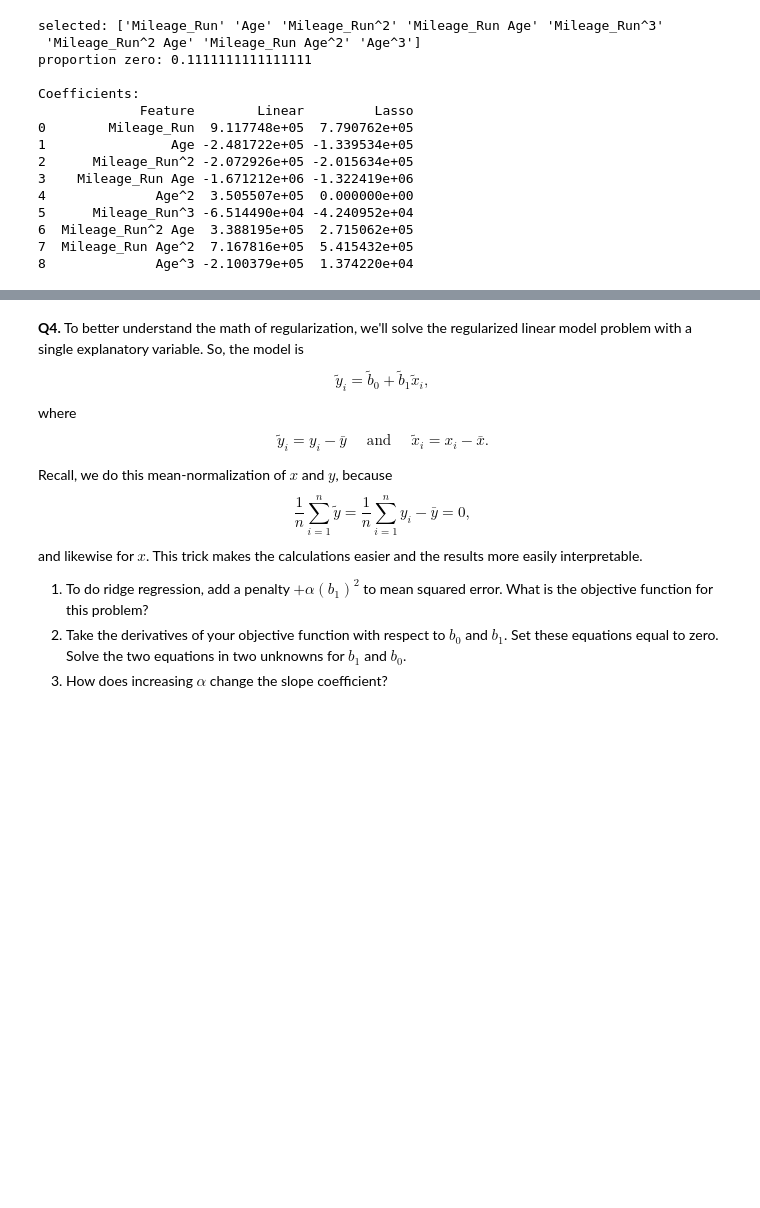
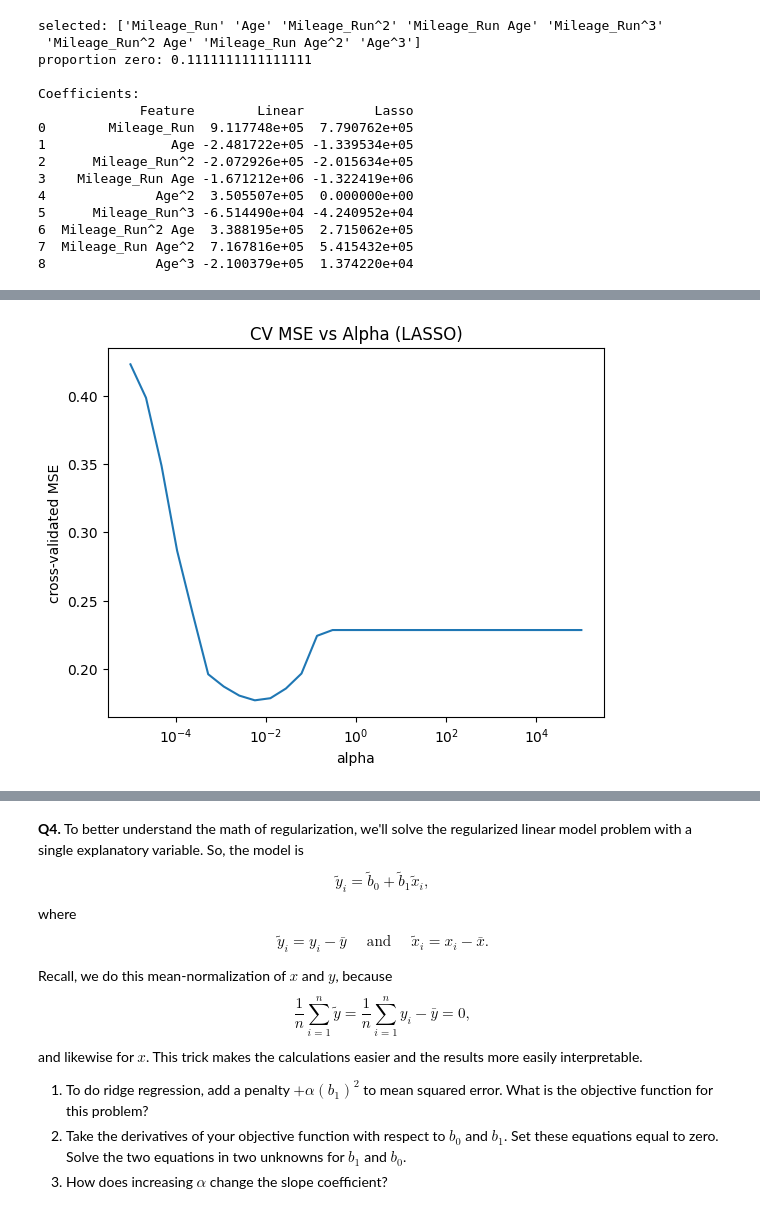
Before and after one commit to katiehutc/undergrad_ml_assignments, a Jupyter notebook: 04_assignment_regularization.ipynb, the cells around one changed output, grey strips where cells are left out. Saved outputs shown, nothing was run; the diff lists cells and outputs as text; code cells hidden in the pictures; blank space fills up the shorter version.

```diff
--- a/04_assignment_regularization.ipynb
+++ b/04_assignment_regularization.ipynb
@@ -143,0 +152,94 @@ Coefficients:
+# %%
+import pandas as pd
+import numpy as np
+from sklearn.preprocessing import PolynomialFeatures, StandardScaler
+from sklearn.linear_model import LinearRegression, LassoCV, lasso_path
+import matplotlib.pyplot as plt
+
+
+df = pd.read_csv("/content/data/heart_failure_clinical_records_dataset.csv")
+
+cont_vars = ["age", "ejection_fraction", "serum_creatinine"]
+X_cont = df[cont_vars]
+
+# polynomial degree-3 expansion
+poly_cont = PolynomialFeatures(degree=3, include_bias=False)
+X_cont_poly = poly_cont.fit_transform(X_cont)
+feature_names_cont = poly_cont.get_feature_names_out(cont_vars)
+
+# standardize
+scaler = StandardScaler()
+X_cont_scaled = scaler.fit_transform(X_cont_poly)
+
+# dummy/categorical variables
+cat_vars = ["anaemia", "diabetes", "high_blood_pressure", "smoking"]
+X_cat = df[cat_vars]
+
+# expansion of dummy/categorical variables
+poly_cat = PolynomialFeatures(degree=2, interaction_only=True, include_bias=False)
+X_cat_poly = poly_cat.fit_transform(X_cat)
+feature_names_cat = poly_cat.get_feature_names_out(cat_vars)
+
+# create matrix
+import numpy as np
+X_final = np.hstack([X_cont_scaled, X_cat_poly])
+feature_names = np.concatenate([feature_names_cont, feature_names_cat])
+
+y = df["DEATH_EVENT"] # target
+
+# linear regression
+linreg = LinearRegression()
+linreg.fit(X_final, y)
+coeffs_lr = pd.Series(linreg.coef_, index=feature_names)
+
+print("linear regression coefficients:")
+print(coeffs_lr.head(10))
+
+# lasso with cv
+alphas = np.logspace(-5, 5, 30)
+
+lasso_cv = LassoCV(alphas=alphas, cv=20, max_iter=500000)
+lasso_cv.fit(X_final, y)
+lasso_coefs = pd.Series(lasso_cv.coef_, index=feature_names)
+
+# plot CV MSE vs alpha
+mse_mean = np.mean(lasso_cv.mse_path_, axis=1)
+plt.figure()
+plt.plot(lasso_cv.alphas_, mse_mean)
+plt.xscale("log")
+plt.xlabel("alpha")
+plt.ylabel("cross-validated MSE")
+plt.title("CV MSE vs Alpha (LASSO)")
+plt.show()
+
+# coefficient paths
+alphas_lasso, coefs_lasso, _ = lasso_path(X_final, y, alphas=alphas)
+
+plt.figure()
+for i in range(coefs_lasso.shape[0]):
+    plt.plot(alphas_lasso, coefs_lasso[i], label=feature_names[i])
+plt.xscale("log")
+plt.xlabel("alpha")
+plt.ylabel("coefficients")
+plt.title("LASSO Coefficient Paths")
+plt.show()
+
+# selected features
+selected = lasso_coefs[lasso_coefs != 0]
+prop_zero = np.sum(lasso_coefs == 0) / len(lasso_coefs)
+
+print("\nselected features:")
+print(selected)
+print("\nproportion set to zero:", prop_zero)
+
+# comparison
+comparison = pd.DataFrame({
+    "Linear": coeffs_lr,
+    "LASSO": lasso_coefs
+})
+comparison["Increased Magnitude"] = abs(comparison["LASSO"]) > abs(comparison["Linear"])
+comparison["Sign Changed"] = np.sign(comparison["LASSO"]) != np.sign(comparison["Linear"])
+
+print("\nCoefficient Comparison:")
+print(comparison)
+# %% [output]
@@ -143,0 +258 @@ Coefficients:
+[figure, added]
```
Also changed, not shown: parts of 4 cells of this notebook.
